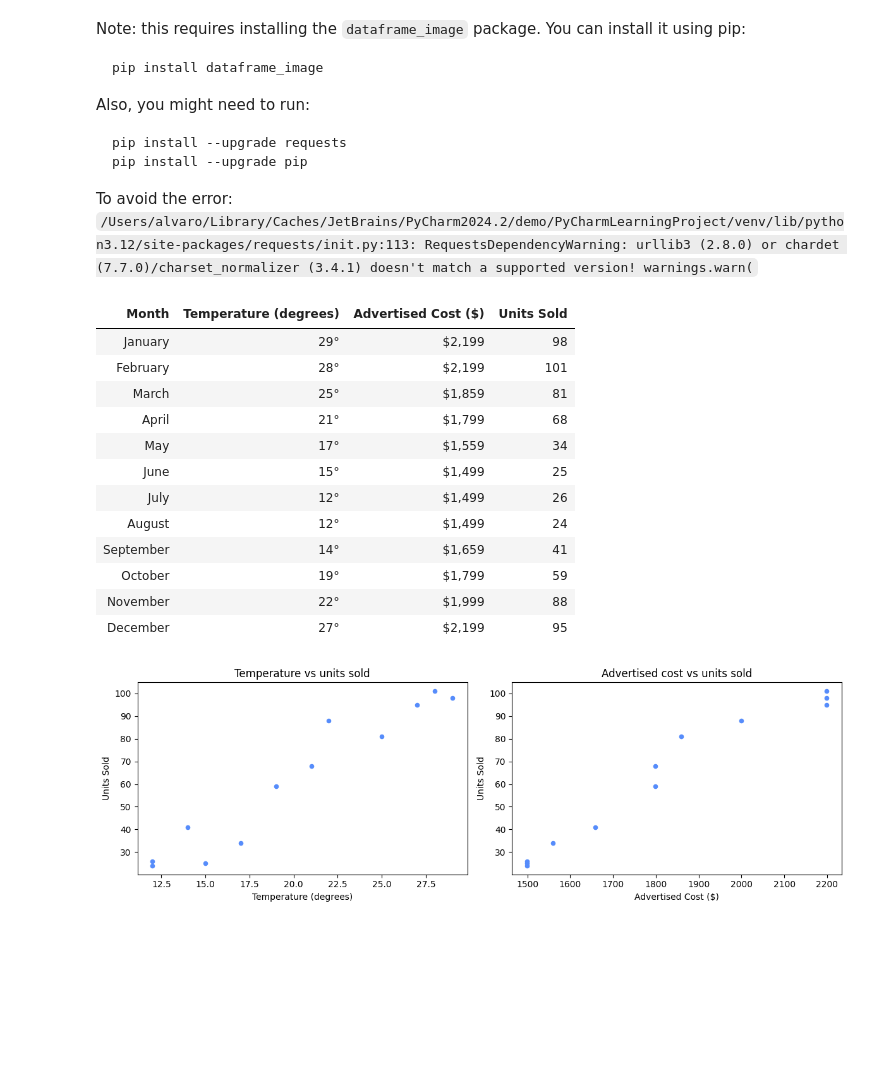
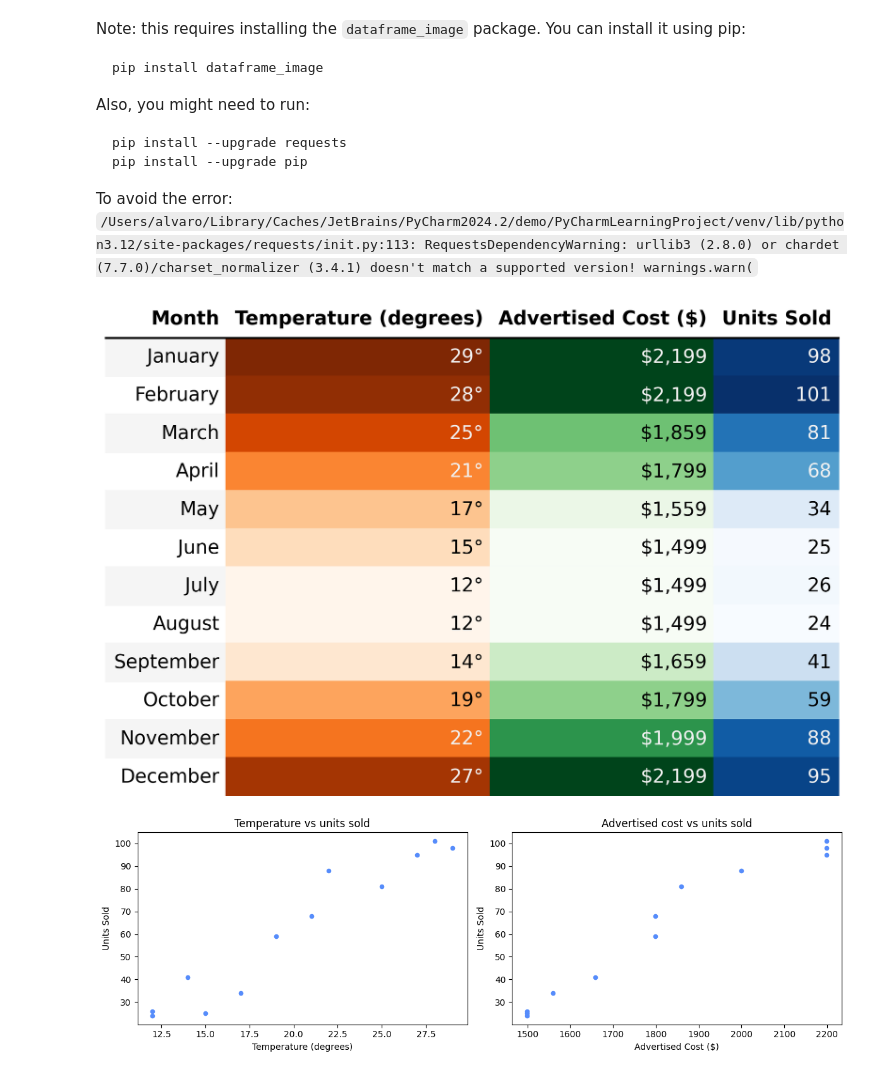
Before and after one commit to nirvana644/IATD-Machine-Learning-Algorithms, a Jupyter notebook: week_1_lesson_3.ipynb, the cells around one changed output. Saved outputs shown, nothing was run; the diff lists cells and outputs as text; code cells hidden in the pictures; blank space fills up the shorter version.

Commit message:
Conversion of notebooks to PDF using nbconvert

```diff
--- a/week_1_lesson_3.ipynb
+++ b/week_1_lesson_3.ipynb
@@ -66,42 +66,48 @@ To avoid the error:
   warnings.warn(`
 # %%
 import dataframe_image as dfi
+from pathlib import Path
+from IPython.display import Image, display
 
 styled_data = (
     data.style
         .hide(axis="index")
         .format({
             "Temperature (degrees)": "{:.0f}°",
             "Advertised Cost ($)": "${:,.0f}",
             "Units Sold": "{:.0f}"
         })
         .background_gradient(subset=["Temperature (degrees)"], cmap="Oranges")
         .background_gradient(subset=["Advertised Cost ($)"], cmap="Greens")
         .background_gradient(subset=["Units Sold"], cmap="Blues")
 )
 
+'''
 display(styled_data)
 
 dfi.export(
     styled_data,
     "./images/week_1/colourful_table.png",
     table_conversion="matplotlib",
     dpi=300
 )
+'''
+
+# Required so that it is exported to the PDF with nbconvert
+image_path = Path("./images/week_1/colourful_table.png")
+image_path.parent.mkdir(parents=True, exist_ok=True)
+
+dfi.export(
+    styled_data,
+    str(image_path),
+    table_conversion="matplotlib",
+    dpi=300
+)
+
+# Embed the exported image in the notebook output.
+display(Image(filename=str(image_path)))
 # %% [output]
-| Month | Temperature (degrees) | Advertised Cost ($) | Units Sold |
-| January | 29° | $2,199 | 98 |
-| February | 28° | $2,199 | 101 |
-| March | 25° | $1,859 | 81 |
-| April | 21° | $1,799 | 68 |
-| May | 17° | $1,559 | 34 |
-| June | 15° | $1,499 | 25 |
-| July | 12° | $1,499 | 26 |
-| August | 12° | $1,499 | 24 |
-| September | 14° | $1,659 | 41 |
-| October | 19° | $1,799 | 59 |
-| November | 22° | $1,999 | 88 |
-| December | 27° | $2,199 | 95 |
+[figure, added]
 # %%
 import matplotlib.pyplot as plt
 
```
Also changed, not shown: 19 other files.
